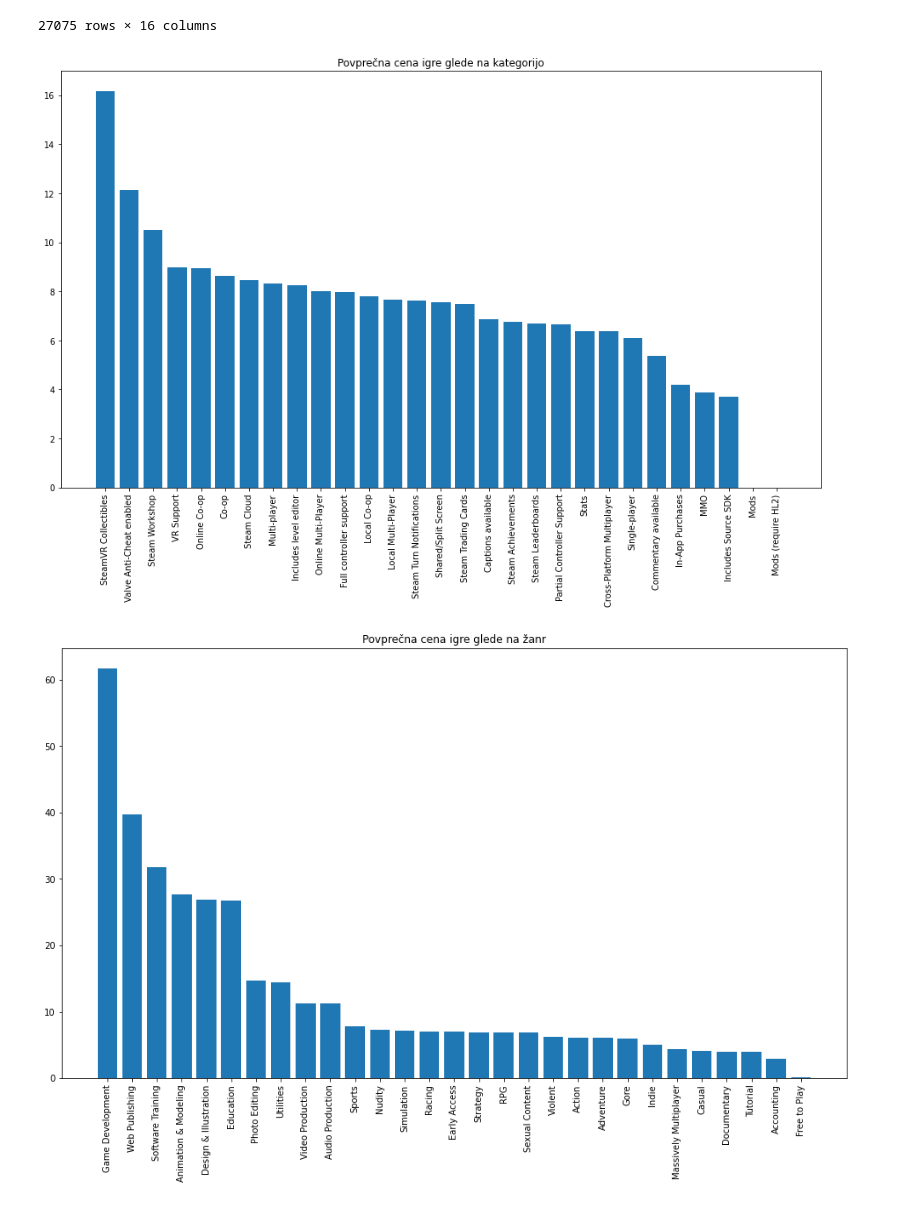
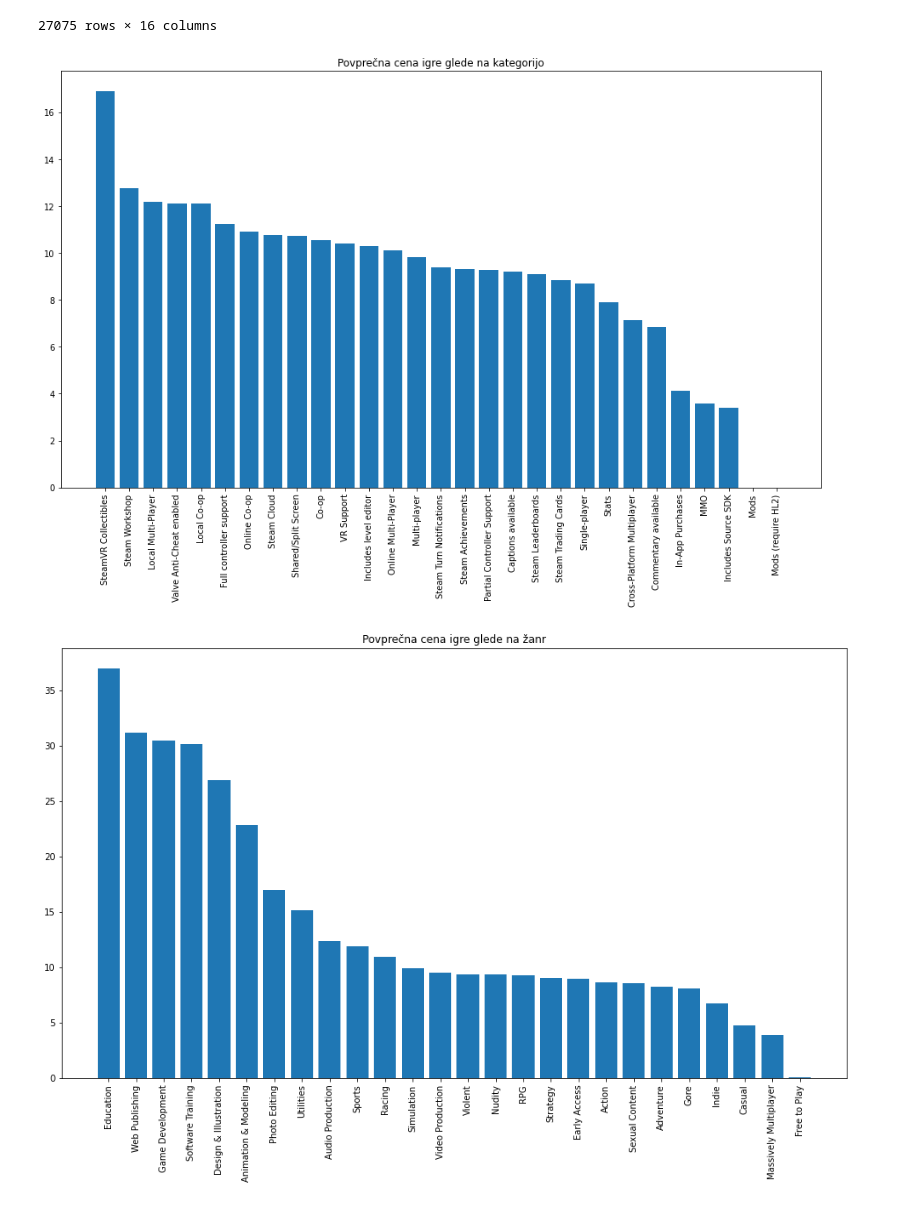
Before and after one commit to matejgrzinic/PR20MGDPMZML, a Jupyter notebook: zupancic.ipynb, the cells around one changed output. Cells and saved outputs as stored; diff of their text form; code cells hidden in the pictures.

```diff
--- a/zupancic.ipynb
+++ b/zupancic.ipynb
@@ -256,9 +238,11 @@ steam
 | 27074 | 1069460 | Rune Lord | Adept Studios GD | Alawar Entertainment | windows;mac | Single-player;Steam Cloud | Adventure;Casual;Indie | Indie;Casual;Adventure | ... |
 27075 rows × 16 columns
 # %%
+#FilteredSteam vsebuje samo igre, ki so imele vsaj 100 ocen
+filteredSteam = steam[steam["reviews"] > 100]
 categories = dict()
 counterCategory = dict()
-for index, row in steam.iterrows():
+for index, row in filteredSteam.iterrows():
     splitCategories = row["categories"].split(";")
     price = row["price"]
     for value in splitCategories:
@@ -276,27 +260,29 @@ plt.xticks(rotation=90)
 plt.title("Povprečna cena igre glede na kategorijo")
 plt.show()
 # %% [output]
-[figure, old version]
+[figure, new version]
 # %%
+#FilteredSteam vsebuje samo igre, ki so imele vsaj 100 ocen
+filteredSteam = steam[steam["reviews"] > 100]
 genres = dict()
 counterGenre = dict()
-for index, row in steam.iterrows():
+for index, row in filteredSteam.iterrows():
     splitGenres = row["genres"].split(";")
     price = row["price"]
     for value in splitGenres:
         if(value not in genres):
             genres[value] = price
             counterGenre[value] = 1
         else:
             genres[value] += price
             counterGenre[value] += 1
 for key in genres.keys():
     genres[key] /= counterGenre[key]
 
 plt.figure(figsize=(16,9),facecolor="w")
 plt.bar(dict(sorted(genres.items(), key= lambda y:-y[1])).keys(), dict(sorted(genres.items(), key= lambda y:-y[1])).values())
 plt.xticks(rotation=90)
 plt.title("Povprečna cena igre glede na žanr")
 plt.show()
 # %% [output]
-[figure, old version]
+[figure, new version]
```
Also changed, not shown: parts of 7 cells of this notebook.
